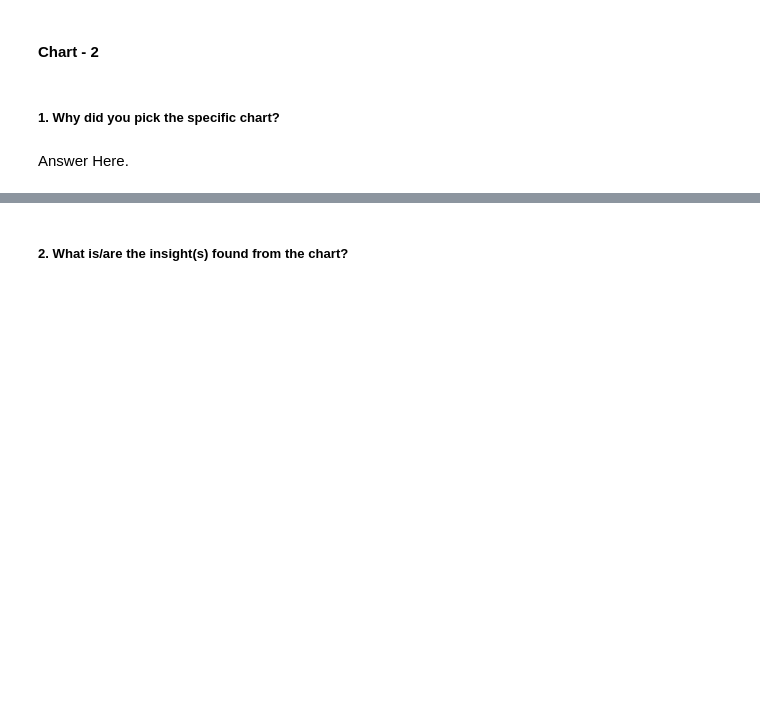
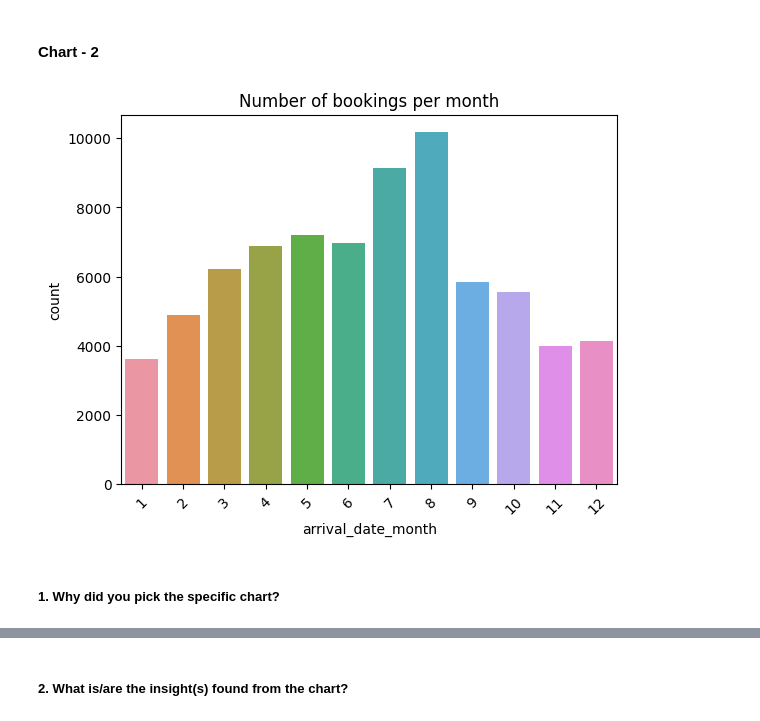
Before and after one commit to Mostaqul143/Hotel-Booking-Analysis, a Jupyter notebook: EDA Submission Template.ipynb, the cells around one changed output, grey strips where cells are left out. Cells and saved outputs as stored; diff of their text form; code cells hidden in the pictures; blank space fills up the shorter version.

```diff
--- a/EDA Submission Template.ipynb
+++ b/EDA Submission Template.ipynb
@@ -458,4 +464,11 @@ Answer Here
+# %%
+#Bar chart to show the number of bookings per month:
+
+sns.countplot(x='arrival_date_month', data=df)
+plt.title('Number of bookings per month')
+plt.xticks(rotation=45)
+plt.show()
+# %% [output]
+[figure, added]
 # %% [markdown]
 ##### 1. Why did you pick the specific chart?
-# %% [markdown]
-Answer Here.
```
Also changed, not shown: parts of 118 cells of this notebook.
